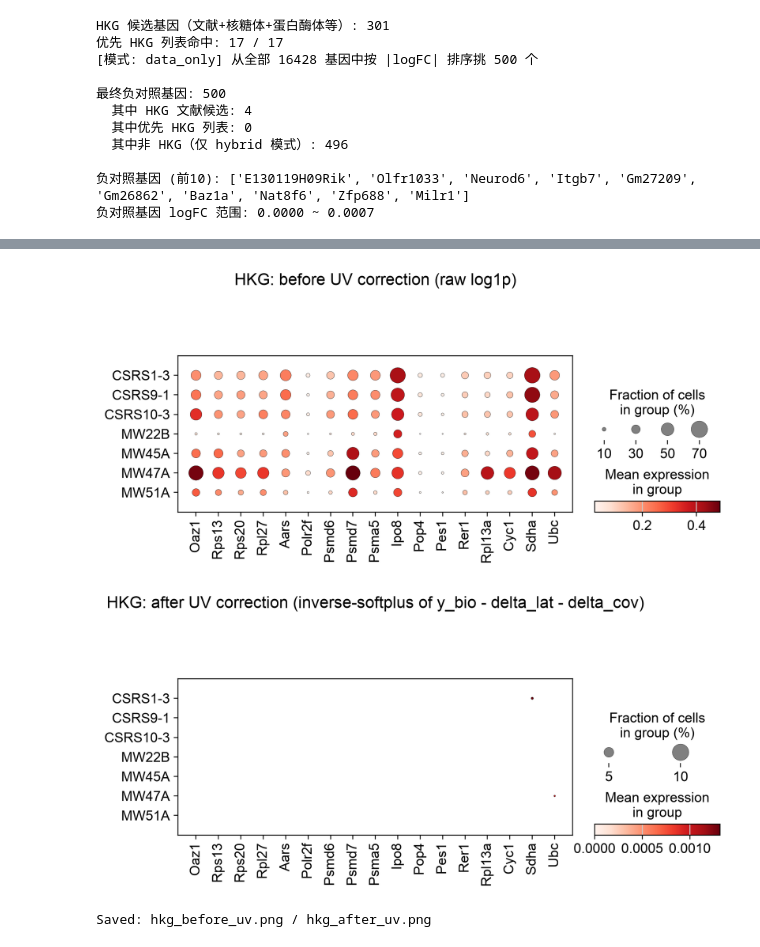
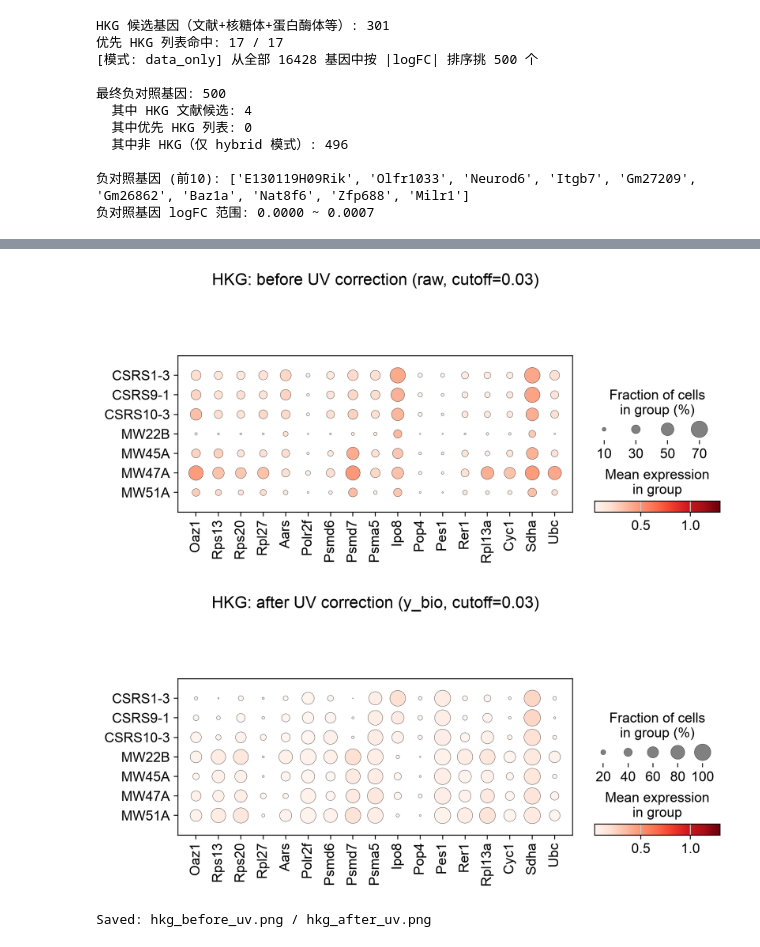
Before and after one commit to juychen/RUVDEG, a Jupyter notebook: testRUVVAE.ipynb, the cells around one changed output, grey strips where cells are left out. Saved outputs shown, nothing was run; the diff lists cells and outputs as text; code cells hidden in the pictures.

```diff
--- a/testRUVVAE.ipynb
+++ b/testRUVVAE.ipynb
@@ -887,42 +960,103 @@ Saved: top_updown20_before_uv.png / top_updown20_after_uv.png / top_updown20_bio
 # ========== 9c. Scanpy dotplot：HKG 矫正前后按 sample 分组 ==========
 groupby_key = "donor"
 
+# 与 9b 保持同一阈值, 让 raw vs y_bio 的 fraction 在同尺度比较。
+CUTOFF_LOG1P = 0.03
+
 # 仅保留数据中存在的 HKG 基因
 hkg_genes_used = [g for g in hkg_priority if g in adata_hvg.var_names]
+hkg_idx = [gene_names.index(g) for g in hkg_genes_used]
 print(f"HKG 数量: {len(hkg_genes_used)} ({hkg_genes_used})")
 print(f"Group by: {groupby_key}")
 
-# 矫正前 raw log1p
+# y_bio 已是 log1p 尺度的干净表达
+model_cpu.eval()
+with torch.no_grad():
+    c_dict_eval = {
+        "group": torch.FloatTensor(np.eye(len(groups_unique))[group_idx]),
+        "batch": torch.FloatTensor(np.eye(len(batches_unique))[batch_idx]),
+        "n_genes_on": torch.FloatTensor(n_genes_on[:, None]),
+    }
+    out_eval = model_cpu(torch.FloatTensor(Y_log), c_dict_eval, torch.BoolTensor(neg_control_mask))
+    y_bio_raw = out_eval["y_bio"].cpu().numpy()
+    delta_total = (out_eval["delta_lat"] + out_eval["delta_cov"]).cpu().numpy()
+
+# y_bio 自身 (连续值, 用于平均表达)
+adata_hvg.layers["X_bio"] = y_bio_raw
+
+# 阈值版 y_bio: 与 raw 同一 CUTOFF
+y_bio_th = y_bio_raw.copy()
+y_bio_th[y_bio_th < CUTOFF_LOG1P] = 0.0
+adata_hvg.layers["X_bio_th"] = y_bio_th
+
+# raw log1p 也建阈值版, 使 fraction 在同一起跑线
+adata_hvg.layers["X_raw_th"] = adata_hvg.X.copy()
+adata_hvg.layers["X_raw_th"][adata_hvg.layers["X_raw_th"] < CUTOFF_LOG1P] = 0.0
+
+print(f"  CUTOFF_LOG1P={CUTOFF_LOG1P}")
+
+# ---- 统一颜色尺度: 基于 raw HKG + y_bio HKG 的联合数据 ----
+raw_hkg = adata_hvg[:, hkg_genes_used].X.toarray()
+bio_hkg = y_bio_raw[:, hkg_idx]
+all_hkg = np.concatenate([raw_hkg.ravel(), bio_hkg.ravel()])
+all_hkg = all_hkg[all_hkg > CUTOFF_LOG1P]  # 只看 "检测到" 的范围
+if len(all_hkg) > 0:
+    vmin, vmax = float(np.percentile(all_hkg, 2)), float(np.percentile(all_hkg, 98))
+else:
+    vmin, vmax = 0, 5
+print(f"  联合颜色范围: vmin={vmin:.3f}, vmax={vmax:.3f} (基于 >cutoff 的 HKG 表达)")
+
+# ---- 矫正前: raw 阈值版 (同尺度, 同颜色范围) ----
 sc.settings.set_figure_params(dpi=110)
 fig = sc.pl.dotplot(
     adata_hvg,
     var_names=hkg_genes_used,
     groupby=groupby_key,
     use_raw=False,
-    layer=None,
+    layer="X_raw_th",
     standard_scale=None,
     cmap="Reds",
     show=False,
-    title="HKG: before UV correction (raw log1p)",
+    title=f"HKG: before UV correction (raw, cutoff={CUTOFF_LOG1P})",
+    vmin=vmin, vmax=vmax,
     return_fig=True,
 )
 fig.savefig("hkg_before_uv.png", bbox_inches="tight")
 
-# 矫正后：UV-removed 表达（inverse softplus）
+# ---- 矫正后: y_bio 阈值版 (同尺度, 同颜色范围) ----
 fig = sc.pl.dotplot(
     adata_hvg,
     var_names=hkg_genes_used,
     groupby=groupby_key,
     use_raw=False,
-    layer="X_bio",
+    layer="X_bio_th",
     standard_scale=None,
     cmap="Reds",
     show=False,
-    title="HKG: after UV correction (inverse-softplus of y_bio - delta_lat - delta_cov)",
+    title=f"HKG: after UV correction (y_bio, cutoff={CUTOFF_LOG1P})",
+    vmin=vmin, vmax=vmax,
     return_fig=True,
 )
 fig.savefig("hkg_after_uv.png", bbox_inches="tight")
 
+# ---- 额外诊断：打印每个 HKG 的 donor 间表达标准差 ----
+print("\n=== HKG flattening diagnostics ===")
+print(f"{'Gene':<12} {'raw σ':>8} {'y_bio σ':>9} {'ratio':>7}")
+print("-" * 40)
+for g in hkg_genes_used:
+    gi = gene_names.index(g)
+    raw_std = Y_log[:, gi].std()
+    bio_std = y_bio_raw[:, gi].std()
+    ratio = bio_std / raw_std if raw_std > 1e-8 else float('inf')
+    marker = " ***" if ratio < 0.7 else ""
+    if g in hkg_genes_used[:5]:
+        print(f"{g:<12} {raw_std:>8.4f} {bio_std:>9.4f} {ratio:>6.2f}x{marker}")
+
+avg_ratio = np.mean([y_bio_raw[:, gene_names.index(g)].std() /
+                      max(Y_log[:, gene_names.index(g)].std(), 1e-8)
+                      for g in hkg_genes_used])
+print(f"\nHKG 平均 σ_ratio: {avg_ratio:.3f} ( < 1 表示 y_bio 更平整)")
+
 plt.show()
 print("Saved: hkg_before_uv.png / hkg_after_uv.png")
 # %% [output]
@@ -931,5 +1077,5 @@ Group by: donor
-[figure, old version]
+[figure, new version]
-[figure, old version]
+[figure, new version]
-Saved: hkg_before_uv.png / hkg_after_uv.png
+Saved: hkg_before_uv.png / hkg_after_uv.png
 # %%
 # ========== 9d. Scanpy dotplot：HKG raw / UV-removed / UV-part 三联图 ==========
```
Also changed, not shown: parts of 11 cells of this notebook, 1 other file.
